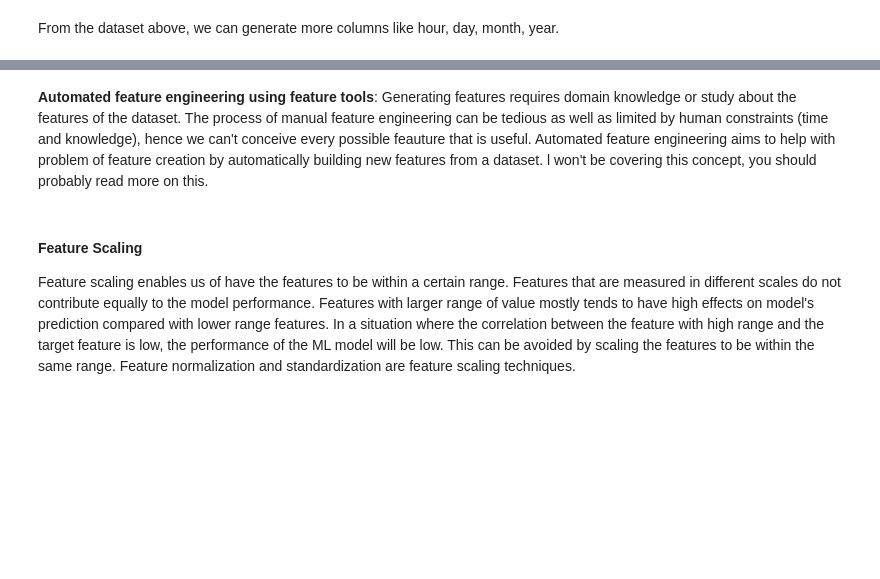
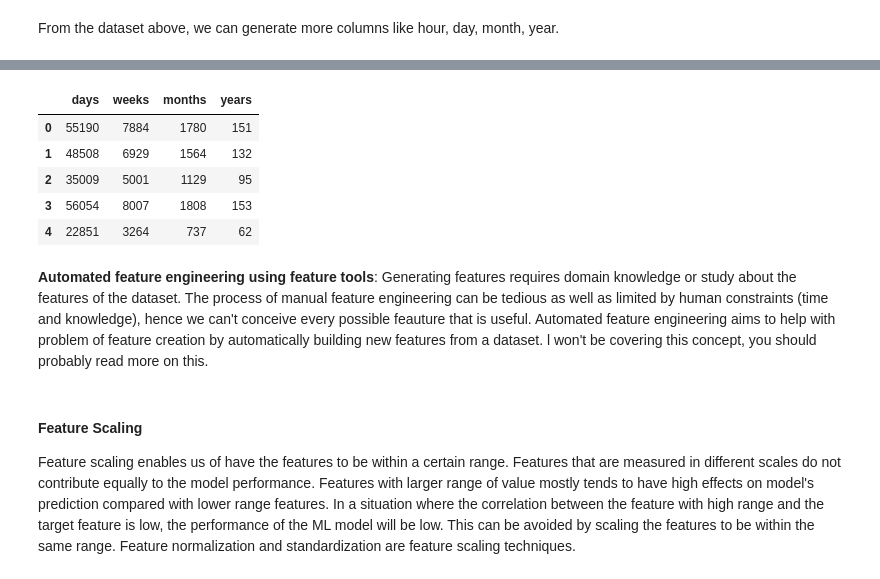
Before and after one commit to SirDamis/Pre-Bootcamp_Tutorials, a Jupyter notebook: Intermediate_Track/2. Data Analysis & Preprocessing/class_4/Feature Engineering and Scaling.ipynb, the cells around one changed output, grey strips where cells are left out. Cells and saved outputs as stored; diff of their text form; code cells hidden in the pictures; blank space fills up the shorter version.

```diff
--- a/Intermediate_Track/2. Data Analysis & Preprocessing/class_4/Feature Engineering and Scaling.ipynb
+++ b/Intermediate_Track/2. Data Analysis & Preprocessing/class_4/Feature Engineering and Scaling.ipynb
@@ -192,0 +204,5 @@ data.head()
+# %%
+import datetime as dt
+details2 = {'days' : np.random.randint(10000,61213, size=10)}
+data_with_date2 = pd.DataFrame(data=details2)
+data_with_date2.head()
@@ -193,3 +216,15 @@ data.head()
+# %%
+data_with_date2['weeks'] = data_with_date2['days'] // 7
+data_with_date2['months'] = data_with_date2['days'] // 31
+data_with_date2['years'] = data_with_date2['days'] // 365
+data_with_date2.head()
+# %% [output]
+|  | days | weeks | months | years |
+| 0 | 55190 | 7884 | 1780 | 151 |
+| 1 | 48508 | 6929 | 1564 | 132 |
+| 2 | 35009 | 5001 | 1129 | 95 |
+| 3 | 56054 | 8007 | 1808 | 153 |
+| 4 | 22851 | 3264 | 737 | 62 |
 # %% [markdown]
 **Automated feature engineering using feature tools**: Generating features requires domain knowledge or study about the features of the dataset. The process of manual feature engineering can be tedious as well as limited by human constraints (time and knowledge), hence we can't conceive every possible feauture that is useful.
 Automated feature engineering aims to help with problem of feature creation by automatically building new features from a dataset.
```
Also changed, not shown: parts of 21 cells of this notebook.
